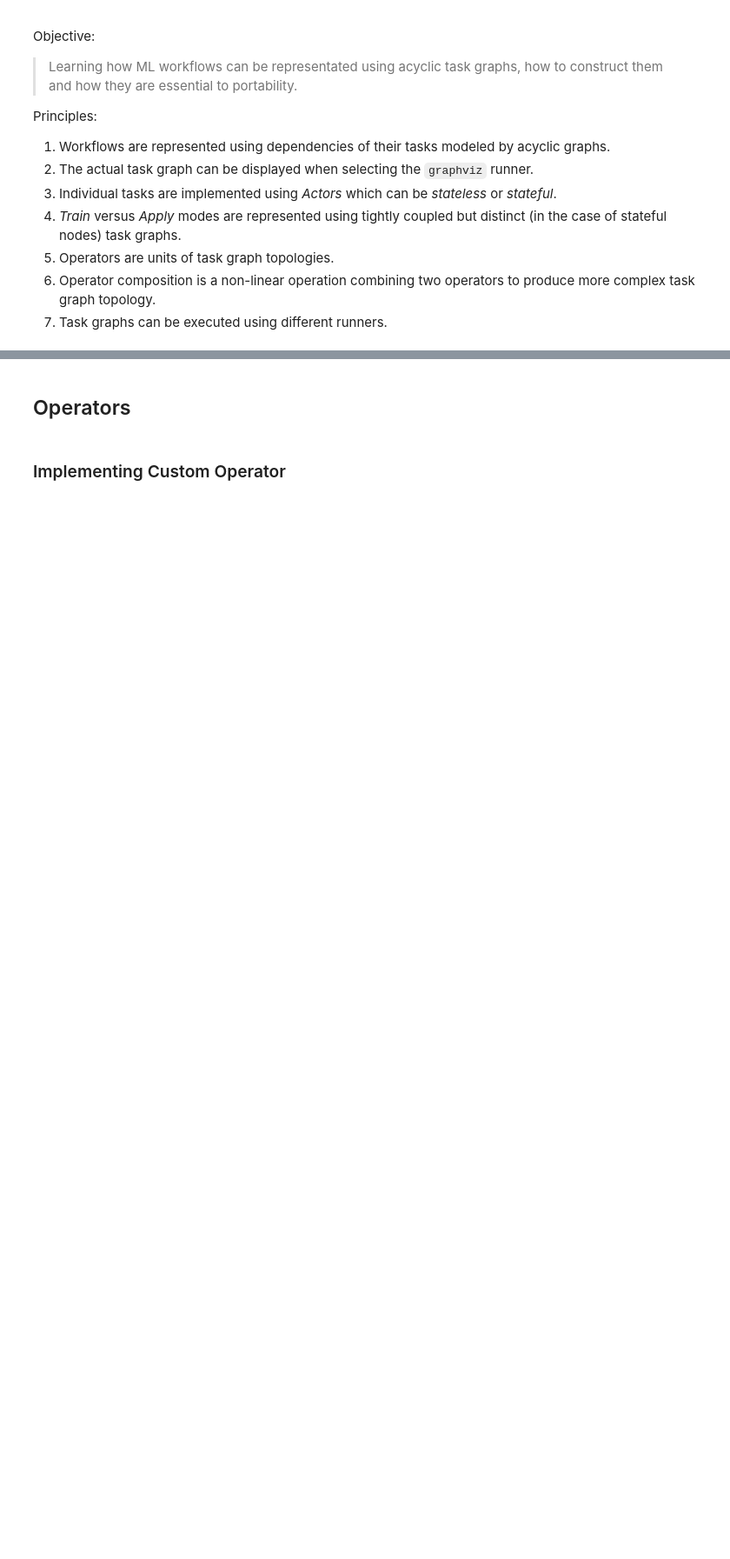
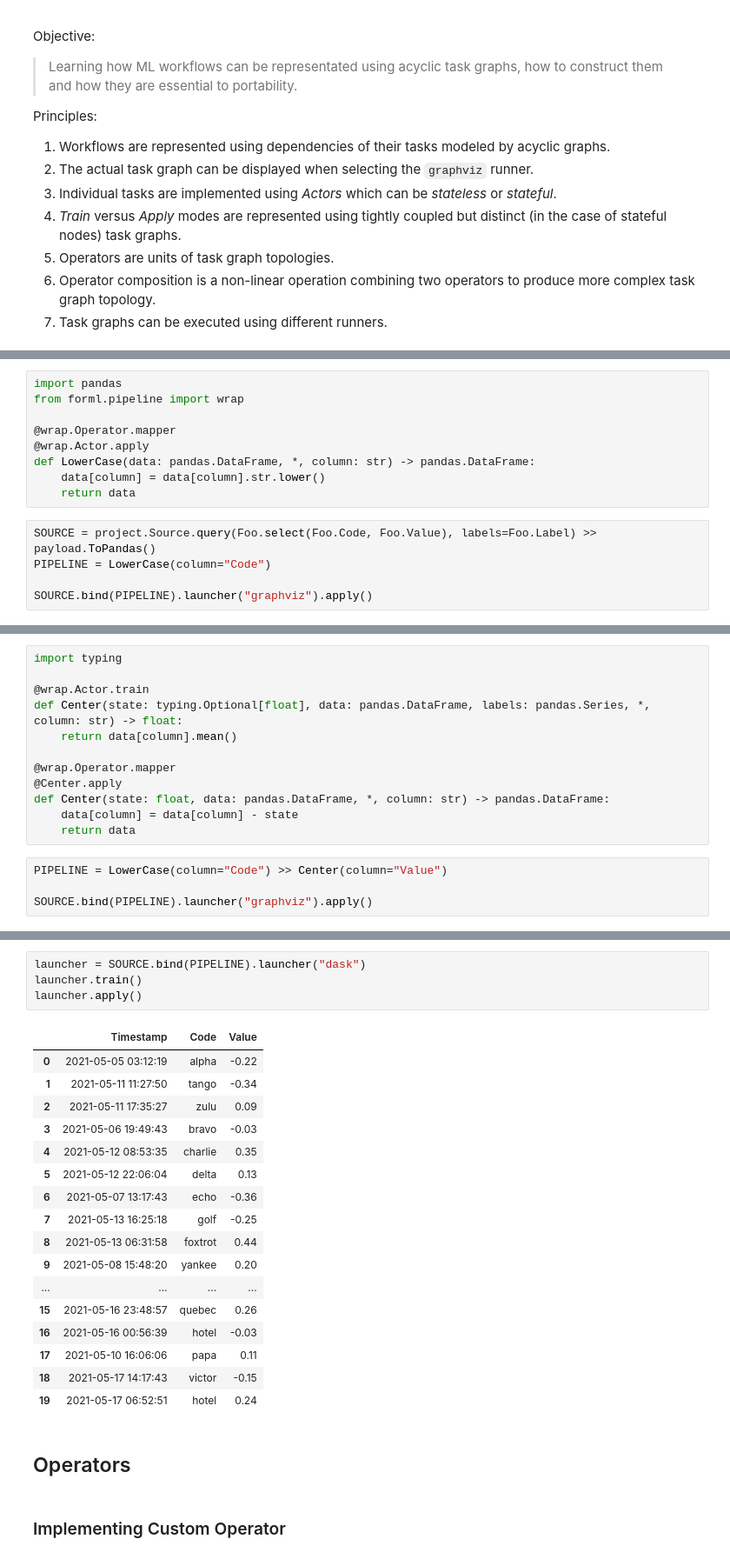
Before and after one commit to formlio/mlprague23, a Jupyter notebook: 2-tutorial/2-task-dependency-management.ipynb, the cells around one changed output, grey strips where cells are left out. Shown: that part at 87% size. Drawn from its saved outputs; the diff is of its cells as text; blank space fills up the shorter version.

```diff
--- a/2-tutorial/2-task-dependency-management.ipynb
+++ b/2-tutorial/2-task-dependency-management.ipynb
@@ -40,0 +49,14 @@ SOURCE.bind(PIPELINE).launcher(runner='graphviz').apply()
+# %%
+import pandas
+from forml.pipeline import wrap
+
+@wrap.Operator.mapper
+@wrap.Actor.apply
+def LowerCase(data: pandas.DataFrame, *, column: str) -> pandas.DataFrame:
+    data[column] = data[column].str.lower()
+    return data
+# %%
+SOURCE = project.Source.query(Foo.select(Foo.Code, Foo.Value), labels=Foo.Label) >> payload.ToPandas()
+PIPELINE = LowerCase(column="Code")
+
+SOURCE.bind(PIPELINE).launcher("graphviz").apply()
@@ -42,0 +88,16 @@ SOURCE.bind(PIPELINE).launcher(runner='graphviz').apply()
+# %%
+import typing
+
+@wrap.Actor.train
+def Center(state: typing.Optional[float], data: pandas.DataFrame, labels: pandas.Series, *, column: str) -> float:
+    return data[column].mean()
+
+@wrap.Operator.mapper
+@Center.apply
+def Center(state: float, data: pandas.DataFrame, *, column: str) -> pandas.DataFrame:
+    data[column] = data[column] - state
+    return data
+# %%
+PIPELINE = LowerCase(column="Code") >> Center(column="Value")
+
+SOURCE.bind(PIPELINE).launcher("graphviz").apply()
@@ -45,3 +112,25 @@ SOURCE.bind(PIPELINE).launcher(runner='graphviz').apply()
+# %%
+launcher = SOURCE.bind(PIPELINE).launcher("dask")
+launcher.train()
+launcher.apply()
+# %% [output]
+|  | Timestamp | Code | Value |
+| 0 | 2021-05-05 03:12:19 | alpha | -0.22 |
+| 1 | 2021-05-11 11:27:50 | tango | -0.34 |
+| 2 | 2021-05-11 17:35:27 | zulu | 0.09 |
+| 3 | 2021-05-06 19:49:43 | bravo | -0.03 |
+| 4 | 2021-05-12 08:53:35 | charlie | 0.35 |
+| 5 | 2021-05-12 22:06:04 | delta | 0.13 |
+| 6 | 2021-05-07 13:17:43 | echo | -0.36 |
+| 7 | 2021-05-13 16:25:18 | golf | -0.25 |
+| 8 | 2021-05-13 06:31:58 | foxtrot | 0.44 |
+| 9 | 2021-05-08 15:48:20 | yankee | 0.20 |
+| ... | ... | ... | ... |
+| 15 | 2021-05-16 23:48:57 | quebec | 0.26 |
+| 16 | 2021-05-16 00:56:39 | hotel | -0.03 |
+| 17 | 2021-05-10 16:06:06 | papa | 0.11 |
+| 18 | 2021-05-17 14:17:43 | victor | -0.15 |
+| 19 | 2021-05-17 06:52:51 | hotel | 0.24 |
 # %% [markdown]
 Operators
 ---------
```
Also changed, not shown: parts of 16 cells of this notebook, 6 other files.
